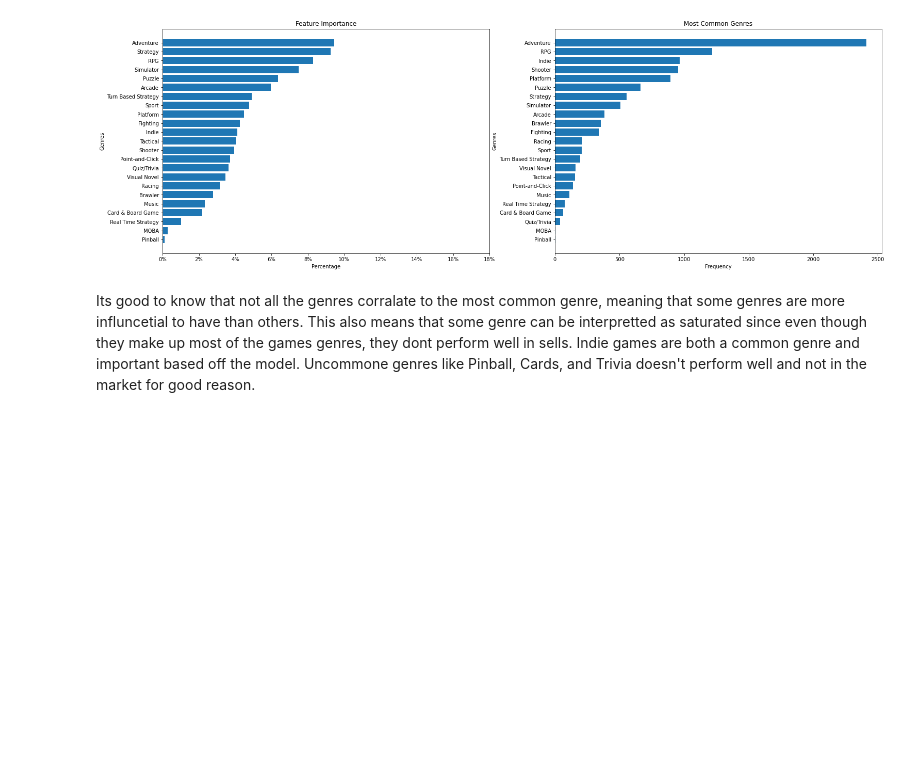
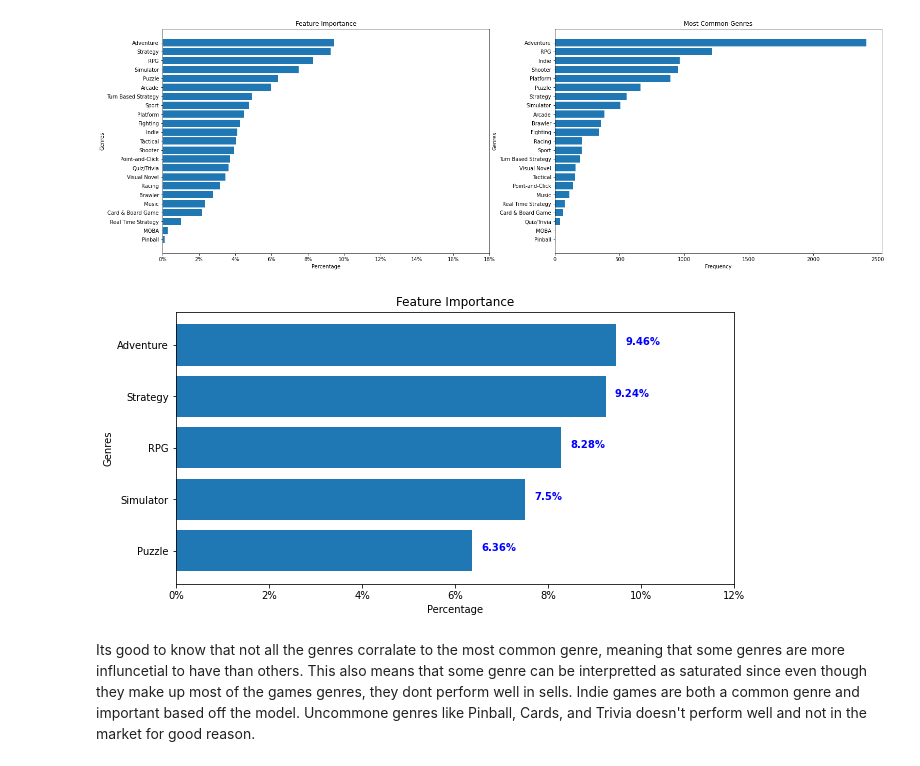
Before and after one commit to Tommyphung1/Predicting-Video-Games-Profit-with-Genres, a Jupyter notebook: Final_Notebook.ipynb, the cells around one changed output. Drawn from its saved outputs; the diff is of its cells as text; code cells hidden in the pictures; blank space fills up the shorter version.

```diff
--- a/Final_Notebook.ipynb
+++ b/Final_Notebook.ipynb
@@ -176,6 +192,23 @@ ax[1].set_ylabel('Genres');
 ax[1].set_xlabel('Frequency');
 # %% [output]
 [figure]
+# %%
+fig,ax = plt.subplots(figsize = (10, 5))
+
+x_feat = [x[0] for x in feature_list]
+y_feat = [x[1] for x in feature_list]
+ax.barh(x_feat[18:24], y_feat[18:24])
+ax.set_title('Feature Importance')
+xlabel = ['{}%'.format(x) for x in np.arange(0,14,2)]
+ax.set_xticks(np.arange(0,14,2));
+ax.set_xticklabels(xlabel);
+ax.set_ylabel('Genres');
+ax.set_xlabel('Percentage');
+
+for i, v in enumerate(y_feat[18:24]):
+    ax.text(v + .2, i, str(v) + '%', color='blue', fontweight='bold')
+# %% [output]
+[figure, added]
 # %% [markdown]
 Its good to know that not all the genres corralate to the most common genre, meaning that some genres are more influncetial to have than others. This also means that some genre can be interpretted as saturated since even though they make up most of the games genres, they dont perform well in sells.
 Indie games are both a common genre and important based off the model. Uncommone genres like Pinball, Cards, and Trivia doesn't perform well and not in the market for good reason.
```
Also changed, not shown: parts of 15 cells of this notebook.
